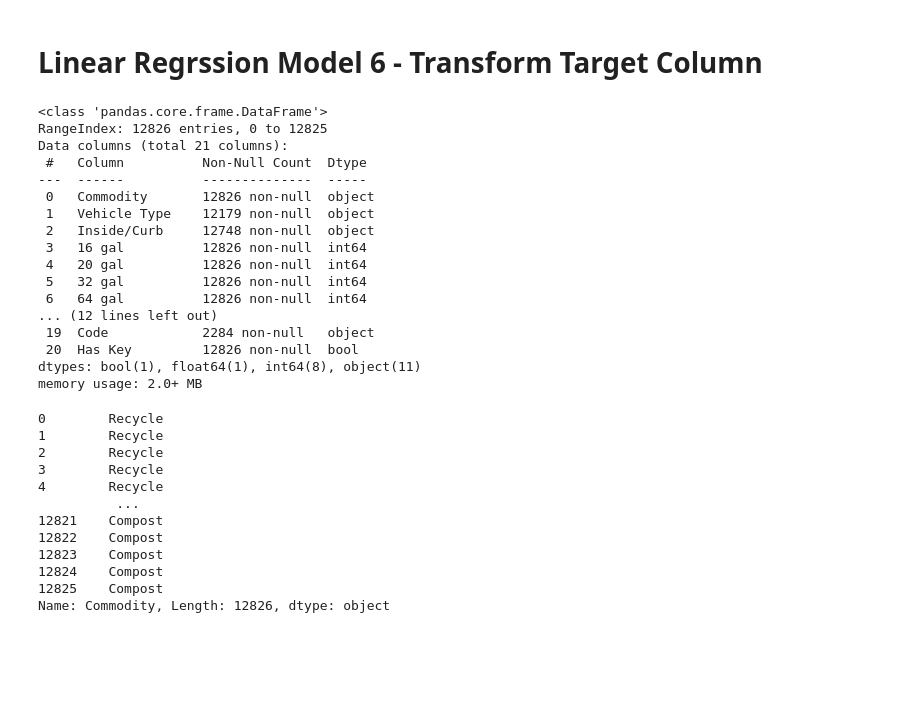
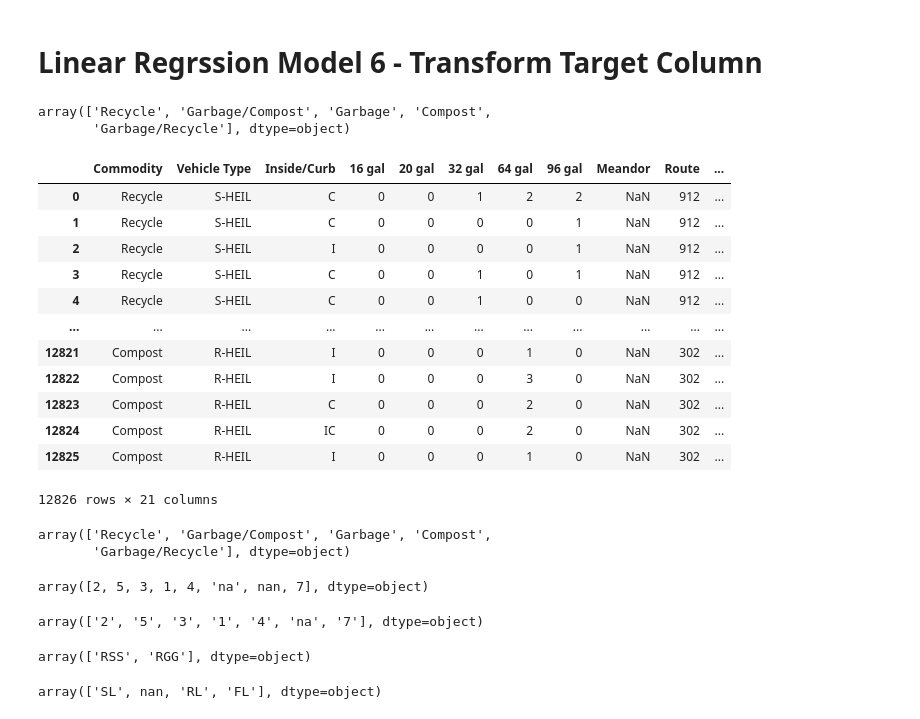
Before and after one commit to shrutiroy203/Recology_Predicting_Service_time-, a Jupyter notebook: 2.17_LR_Model-6-Transform-Target.ipynb, the cells around one changed output. Saved outputs shown, nothing was run; the diff lists cells and outputs as text; code cells hidden in the pictures; blank space fills up the shorter version.

```diff
--- a/2.17_LR_Model-6-Transform-Target.ipynb
+++ b/2.17_LR_Model-6-Transform-Target.ipynb
@@ -19,34 +19,48 @@ from   sklearn.preprocessing   import *
 # !pip install rfpimp
 # %%
 data = pd.read_excel('RGG_RSS_final.xlsx')
-data.info()
 # %% [output]
-<class 'pandas.core.frame.DataFrame'>
-RangeIndex: 12826 entries, 0 to 12825
-Data columns (total 21 columns):
- #   Column          Non-Null Count  Dtype
----  ------          --------------  -----
- 0   Commodity       12826 non-null  object
- 1   Vehicle Type    12179 non-null  object
- 2   Inside/Curb     12748 non-null  object
- 3   16 gal          12826 non-null  int64
- 4   20 gal          12826 non-null  int64
- 5   32 gal          12826 non-null  int64
- 6   64 gal          12826 non-null  int64
-... (12 lines left out)
- 19  Code            2284 non-null   object
- 20  Has Key         12826 non-null  bool
-dtypes: bool(1), float64(1), int64(8), object(11)
-memory usage: 2.0+ MB
+array(['Recycle', 'Garbage/Compost', 'Garbage', 'Compost',
+       'Garbage/Recycle'], dtype=object)
-0        Recycle
-1        Recycle
-2        Recycle
-3        Recycle
-4        Recycle
-          ...
-12821    Compost
-12822    Compost
-12823    Compost
-12824    Compost
-12825    Compost
-Name: Commodity, Length: 12826, dtype: object
+# %%
+data.loc[data['Neighborhood']]
+# %% [output]
+|  | Commodity | Vehicle Type | Inside/Curb | 16 gal | 20 gal | 32 gal | 64 gal | 96 gal | Meandor | Route | ... |
+| 0 | Recycle | S-HEIL | C | 0 | 0 | 1 | 2 | 2 | NaN | 912 | ... |
+| 1 | Recycle | S-HEIL | C | 0 | 0 | 0 | 0 | 1 | NaN | 912 | ... |
+| 2 | Recycle | S-HEIL | I | 0 | 0 | 0 | 0 | 1 | NaN | 912 | ... |
+| 3 | Recycle | S-HEIL | C | 0 | 0 | 1 | 0 | 1 | NaN | 912 | ... |
+| 4 | Recycle | S-HEIL | C | 0 | 0 | 1 | 0 | 0 | NaN | 912 | ... |
+| ... | ... | ... | ... | ... | ... | ... | ... | ... | ... | ... | ... |
+| 12821 | Compost | R-HEIL | I | 0 | 0 | 0 | 1 | 0 | NaN | 302 | ... |
+| 12822 | Compost | R-HEIL | I | 0 | 0 | 0 | 3 | 0 | NaN | 302 | ... |
+| 12823 | Compost | R-HEIL | C | 0 | 0 | 0 | 2 | 0 | NaN | 302 | ... |
+| 12824 | Compost | R-HEIL | IC | 0 | 0 | 0 | 2 | 0 | NaN | 302 | ... |
+| 12825 | Compost | R-HEIL | I | 0 | 0 | 0 | 1 | 0 | NaN | 302 | ... |
+12826 rows × 21 columns
+# %%
+data['Commodity'].unique()
+# %% [output]
+array(['Recycle', 'Garbage/Compost', 'Garbage', 'Compost',
+       'Garbage/Recycle'], dtype=object)
+# %%
+data['Day'].unique()
+
+# data.loc[data['Day'].isnull()] 140 rows
+# data['Day'].value_counts() --> 217 rows of 'na'
+# %% [output]
+array([2, 5, 3, 1, 4, 'na', nan, 7], dtype=object)
+# %%
+data['Day'] = data['Day'].astype(str)
+data['Day'] = data['Day'].replace('nan','na')
+data['Day'].unique()
+# %% [output]
+array(['2', '5', '3', '1', '4', 'na', '7'], dtype=object)
+# %%
+data['Company'].unique()
+# %% [output]
+array(['RSS', 'RGG'], dtype=object)
+# %%
+data['Truck'].unique()
+# %% [output]
+array(['SL', nan, 'RL', 'FL'], dtype=object)
```
Also changed, not shown: parts of 19 cells of this notebook, 43 other files.
